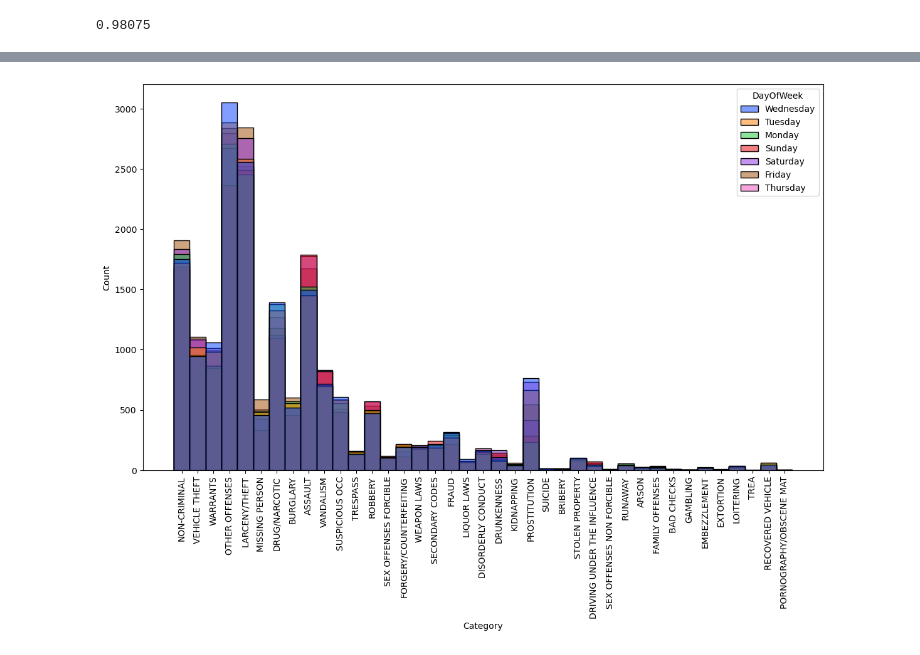
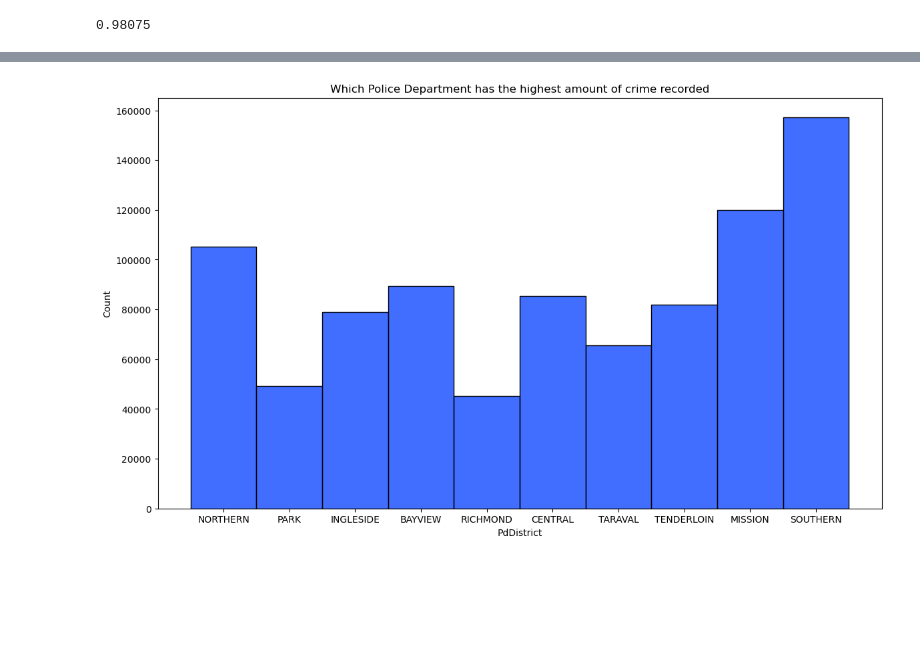
Before and after one commit to msnkr/kaggle_comps, a Jupyter notebook: San Francisco Crime Classification/Untitled.ipynb, the cells around one changed output, grey strips where cells are left out. Saved outputs shown, nothing was run; the diff lists cells and outputs as text; code cells hidden in the pictures; blank space fills up the shorter version.

```diff
--- a/San Francisco Crime Classification/Untitled.ipynb
+++ b/San Francisco Crime Classification/Untitled.ipynb
@@ -176,5 +148,5 @@ df_mission
-# %%
-sns.histplot(data=df_mission, x="Category", hue="DayOfWeek")
-plt.xticks(rotation=90);
-# %% [output]
-[figure, removed]
+# %%
+plt.title("Which Police Department has the highest amount of crime recorded")
+sns.histplot(data=df, x="PdDistrict");
+# %% [output]
+[figure, added]
```
Also changed, not shown: parts of 7 cells of this notebook.
